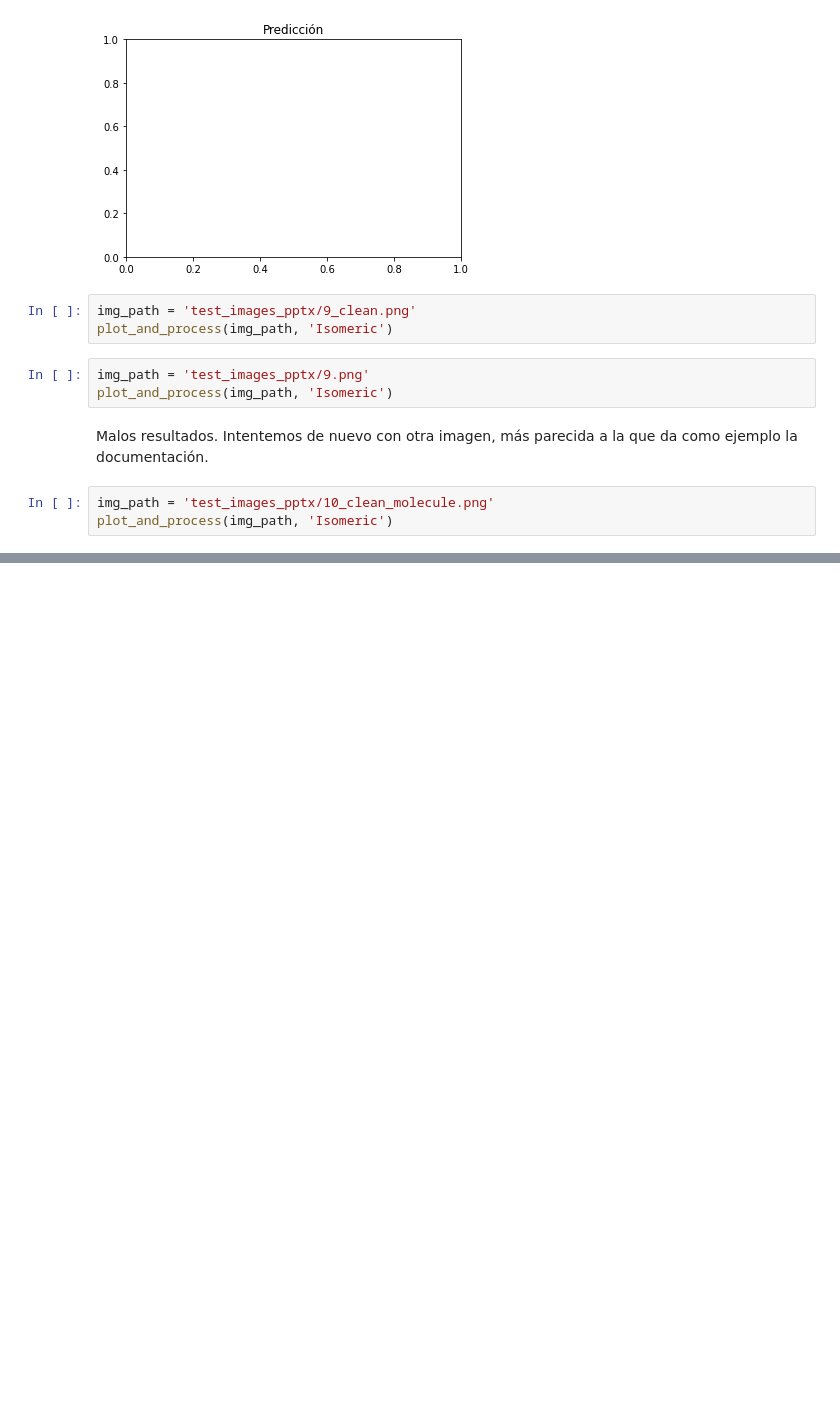
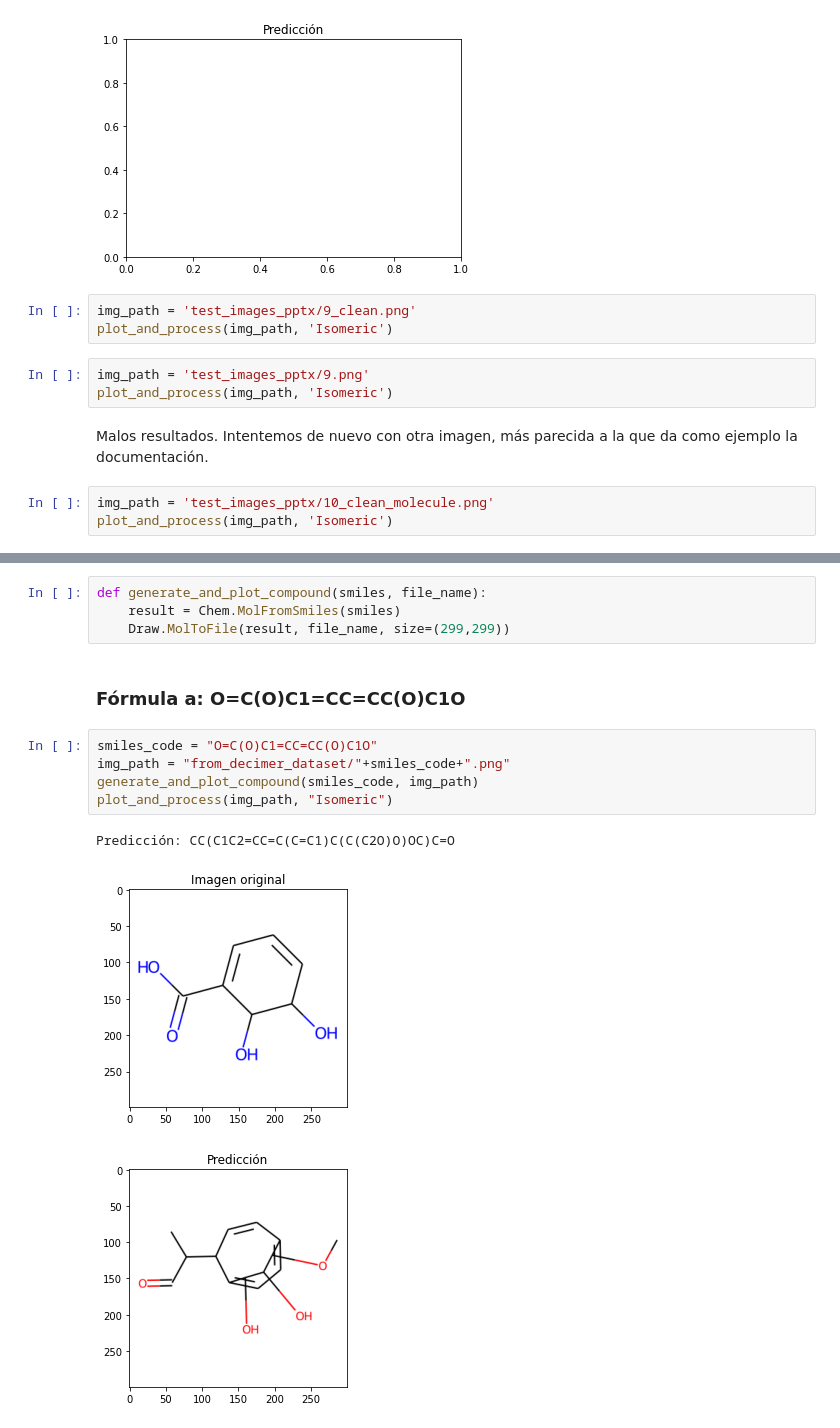
Before and after one commit to pbedmar/tfg, a Jupyter notebook: experiments/decimer/test_decimer.ipynb, the cells around one changed output, grey strips where cells are left out. Drawn from its saved outputs; the diff is of its cells as text; blank space fills up the shorter version.

Commit message:
Test DECIMER with rdkit generated images

```diff
--- a/experiments/decimer/test_decimer.ipynb
+++ b/experiments/decimer/test_decimer.ipynb
@@ -150,0 +160,15 @@ Seguimos obteniendo unos resultados incorrectos. Debemos averiguar qué está oc
+# %%
+def generate_and_plot_compound(smiles, file_name):
+    result = Chem.MolFromSmiles(smiles)
+    Draw.MolToFile(result, file_name, size=(299,299))
+# %% [markdown]
+### Fórmula a: O=C(O)C1=CC=CC(O)C1O
+# %%
+smiles_code = "O=C(O)C1=CC=CC(O)C1O"
+img_path = "from_decimer_dataset/"+smiles_code+".png"
+generate_and_plot_compound(smiles_code, img_path)
+plot_and_process(img_path, "Isomeric")
+# %% [output]
+Predicción: CC(C1C2=CC=C(C=C1)C(C(C2O)O)OC)C=O
+[figure, added]
+[figure, added]
```
Also changed, not shown: parts of 7 cells of this notebook.
